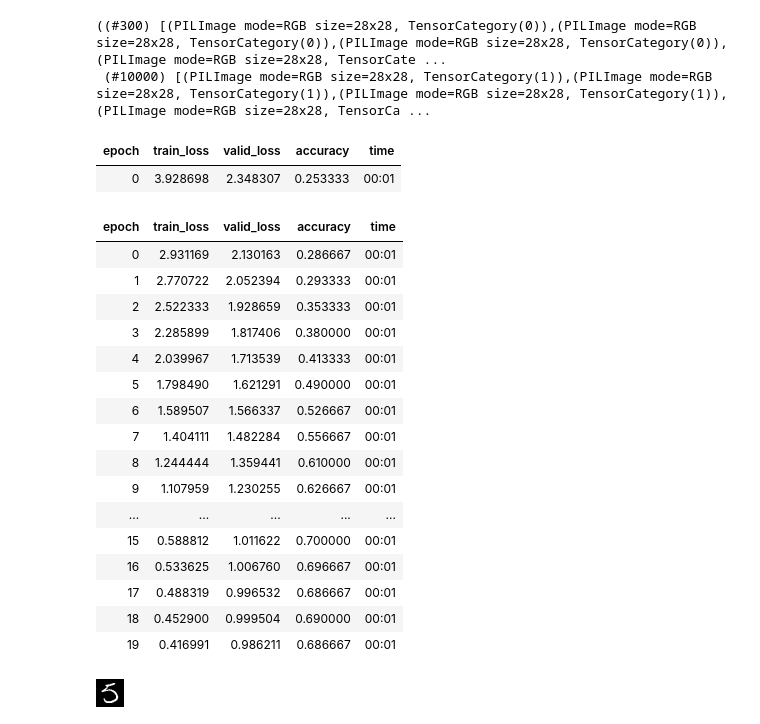
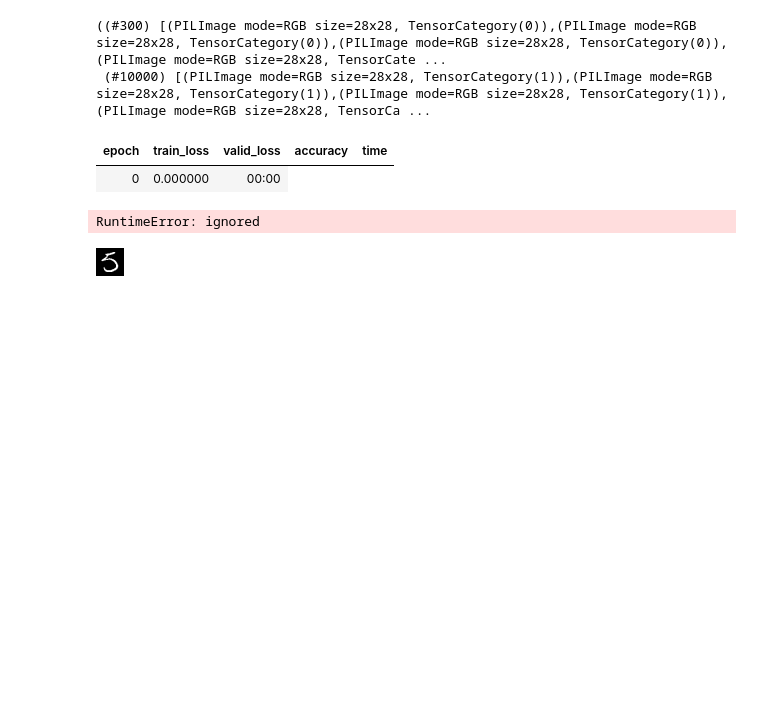
Before and after one commit to JacopoMangiavacchi/FastLabeling, a Jupyter notebook: mnist_odd_even_transfer_learning.ipynb, the cells around one changed output. Cells and saved outputs as stored; diff of their text form; code cells hidden in the pictures; blank space fills up the shorter version.

```diff
--- a/mnist_odd_even_transfer_learning.ipynb
+++ b/mnist_odd_even_transfer_learning.ipynb
@@ -134,28 +133,13 @@ dls2.train_ds, dls.valid_ds
 ((#300) [(PILImage mode=RGB size=28x28, TensorCategory(0)),(PILImage mode=RGB size=28x28, TensorCategory(0)),(PILImage mode=RGB size=28x28, TensorCategory(0)),(PILImage mode=RGB size=28x28, TensorCate ...
  (#10000) [(PILImage mode=RGB size=28x28, TensorCategory(1)),(PILImage mode=RGB size=28x28, TensorCategory(1)),(PILImage mode=RGB size=28x28, TensorCategory(1)),(PILImage mode=RGB size=28x28, TensorCa ...
 # %%
-learn2 = cnn_learner(dls2, resnet34, metrics=accuracy, custom_head=learn.model)
+# learn2 = cnn_learner(dls2, resnet34, metrics=accuracy, custom_head=learn.model)
+learn2 = Learner(dls2, learn.model, metrics=accuracy, loss_func=CrossEntropyLossFlat()) #.freeze()
 learn2.fine_tune(20)
 # %% [output]
 | epoch | train_loss | valid_loss | accuracy | time |
-| 0 | 3.928698 | 2.348307 | 0.253333 | 00:01 |
+| 0 | 0.000000 | 00:00 |
-| epoch | train_loss | valid_loss | accuracy | time |
-| 0 | 2.931169 | 2.130163 | 0.286667 | 00:01 |
-| 1 | 2.770722 | 2.052394 | 0.293333 | 00:01 |
-| 2 | 2.522333 | 1.928659 | 0.353333 | 00:01 |
-| 3 | 2.285899 | 1.817406 | 0.380000 | 00:01 |
-| 4 | 2.039967 | 1.713539 | 0.413333 | 00:01 |
-| 5 | 1.798490 | 1.621291 | 0.490000 | 00:01 |
-| 6 | 1.589507 | 1.566337 | 0.526667 | 00:01 |
-| 7 | 1.404111 | 1.482284 | 0.556667 | 00:01 |
-| 8 | 1.244444 | 1.359441 | 0.610000 | 00:01 |
-| 9 | 1.107959 | 1.230255 | 0.626667 | 00:01 |
-| ... | ... | ... | ... | ... |
-| 15 | 0.588812 | 1.011622 | 0.700000 | 00:01 |
-| 16 | 0.533625 | 1.006760 | 0.696667 | 00:01 |
-| 17 | 0.488319 | 0.996532 | 0.686667 | 00:01 |
-| 18 | 0.452900 | 0.999504 | 0.690000 | 00:01 |
-| 19 | 0.416991 | 0.986211 | 0.686667 | 00:01 |
+RuntimeError: ignored
 # %%
 test_path = (path/'testing'/'5').ls()[10]
 test_image = Image.open(test_path)
```
Also changed, not shown: parts of 3 cells of this notebook.
